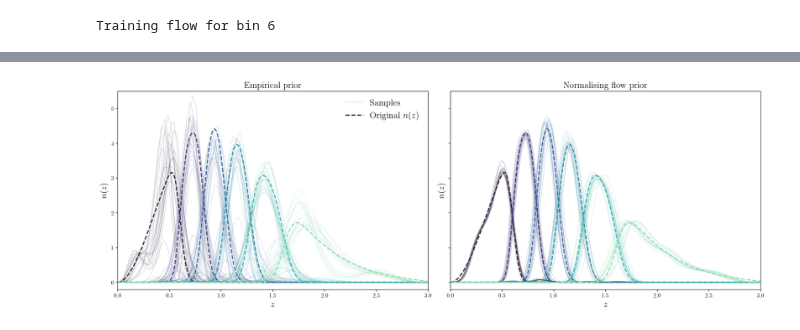
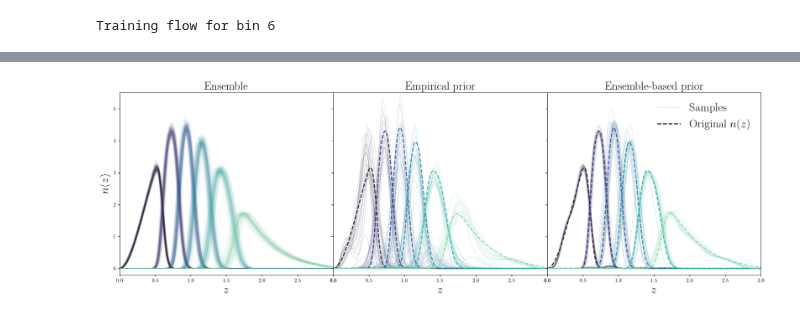
Before and after one commit to jipdebuck/binz, a Jupyter notebook: notebooks/norm_flow.ipynb, the cells around one changed output, grey strips where cells are left out. Cells and saved outputs as stored; diff of their text form; code cells hidden in the pictures.

```diff
--- a/notebooks/norm_flow.ipynb
+++ b/notebooks/norm_flow.ipynb
@@ -140,4 +71,6 @@ z_ens_list, nz_ensemble_list = zip(*[
 # %%
+# Plotting the ensemble
+
 z_grid = z_ens_list[0]
 
 fig, axes = plt.subplots(6, 1, figsize=(10,20), sharex=True)
@@ -154,7 +87,6 @@ for i in range(len(nz_ensemble_list)):
     axes[i].set_title(f"Bin {i+1}", loc="left", fontsize=11)
     axes[i].set_xlabel("$z$")
     axes[i].set_ylabel("$n(z)$")
-    axes[i].plot(z_nz, nz_heracles[i+1], linestyle='--', lw=2, c='black', label='Original $n(z)$')
     axes[i].plot(z_nz, dndz_she_norm[i+1], linestyle='--', lw=2, c='deepskyblue', label='Normalized $n(z)$')
 axes[0].legend()
 # %% [output]
@@ -430,9 +94,0 @@ def fit_gp_parameters_to_nz(z_grid, nz, M=5, z_bounds=(0.0, 3.0), ell_init=0.03,
-# %%
-# Testing our fitting method on a single n(z) realisation
-
-b = 1
-z_grid = z_ens_list[b]
-nz_ens = nz_ensemble_list[b]
-nz = nz_ens[4]
-GP_params, result = fit_gp_parameters_to_nz(z_grid=z_grid, nz=nz, M=3, z_bounds=(0.0, 3.0), ell_init=0.03, amp=0.04)
-print(GP_params)
@@ -498,9 +105,9 @@ for b in range(len(nz_ensemble_list)):
     print(f"Fitting bin {b+1}/{len(nz_ensemble_list)}")
     z_grid = z_ens_list[b]
     nz_ens = nz_ensemble_list[b]
-    GP_params, fit_results = fit_gp_parameters_to_ensemble(z_grid=z_grid, nz_ens=nz_ens, M=3, z_bounds=(0.0, 3.0), ell_init=0.03, amp=0.04, alpha=1e-8,
-                                                           kernel_class=RBF, nu=1.5, qmin=0.05, qmax=0.95, maxiter=1000)
-    nz_gp_ens = reconstruct_ensemble_from_GP_params(z_grid=z_grid, GP_params=GP_params, z_bounds=(0.0, 3.0), amp=0.04, alpha=1e-8,
+    GP_params, fit_results = fit_params_ens(z_grid=z_grid, nz_ens=nz_ens, M=3, z_bounds=(0.0, 3.0), ell_init=0.03, amp=0.04, alpha=1e-8,
+                                                           kernel_class=RBF, nu=1.5, qmin=0.05, qmax=0.95, maxiter=1000, use_peak=False)
+    nz_gp_ens = recon_ens_from_params(z_grid=z_grid, GP_params=GP_params, z_bounds=(0.0, 3.0), amp=0.04, alpha=1e-8,
                                                      kernel_class=RBF, nu=1.5)
     GP_params_all_bins.append(GP_params)
     fit_results_all_bins.append(fit_results)
@@ -763,7 +206,7 @@ stds = []
 
 for b in range(6):
     print(f"Training flow for bin {b+1}")
-    flow_b, mean_b, std_b = normalizing_flow_per_bin(GP_params_all_bins[b], M=3)
+    flow_b, mean_b, std_b = norm_flow_per_bin(GP_params_all_bins[b], n_layers=5, hidden_features=32)
     flows.append(flow_b)
     means.append(mean_b)
     stds.append(std_b)
@@ -836,15 +220,27 @@ NameError: name 'GP_params_all_bins' is not defined
 # %%
 n_samples = 20
 
-fig, axes = plt.subplots(1, 2, figsize=(17, 6), sharey=True)
+fig, axes = plt.subplots(1, 3, figsize=(18, 6), sharey=True, gridspec_kw={"wspace": 0})
 palette = sns.color_palette("mako", 6)
 z_pred_res = z_pred.reshape(-1, 1)
+x_nodes_all, y_nodes_all = compute_cdf_nodes(z_nz, dndz_she_norm, 3)
+rng = np.random.default_rng()
+delta = 0.05
 
 ax = axes[0]
 
-for j, nz in enumerate(n_meds):
+for b, nz_ens in enumerate(nz_ensemble_list):
+    z_ens = z_ens_list[b]
+    for nz in nz_ens:
+        ax.plot(z_ens, nz, color=palette[b], alpha=0.03, lw=1)
+ax.set_xlabel(r"$z$", fontsize=22)
+ax.set_ylabel(r"$n(z)$", fontsize=22)
+ax.set_xlim(0, 3)
+ax.set_ylim(-0.2, 4.5)
+ax.set_title("Ensemble", fontsize=22)
 
-
+ax = axes[1]
+for j, _ in enumerate(x_nodes_all):
     for s in range(n_samples):
         x_sample = np.array(x_nodes_all[j]) + rng.uniform(-delta, delta, len(x_nodes_all[j]))
         y_sample = np.array(y_nodes_all[j]) + rng.uniform(-delta, delta, len(y_nodes_all[j]))
@@ -858,70 +254,51 @@ for j, nz in enumerate(n_meds):
         y_tmp[j] = y_sample
 
         corr_len_sample = rng.uniform(0.05, 0.08)
-        y_pred_sample = reconstruct_all_bins_square(
-            z_pred, x_tmp, y_tmp, corr_len=corr_len_sample
-        )
-        y_pred_sample_norm = resample_dndz_gp(
-            y_pred_sample, z_pred_res, zs
-        )
+        y_pred_sample = reconstruct_all_bins(z_pred, x_tmp, y_tmp, corr_len=corr_len_sample)
+        y_pred_sample_norm = resample_dndz_gp(y_pred_sample, z_pred_res, zs)
+        ax.plot(zs, y_pred_sample_norm[j], color=palette[j], alpha=0.15, lw=1)
+    ax.plot(z_nz, dndz_she_norm[j + 1], '--', color=palette[j], alpha=1, lw=2)
 
-        ax.plot(zs, y_pred_sample_norm[j], color=palette[j], alpha=0.17, lw=1, label='Samples' if j == 0 and s == 0 else None)
-    ax.plot(
-            z_nz, dndz_she_norm[j + 1], '--',
-            color=palette[j], alpha=1, lw=2,
-            label="Original $n(z)$" if j == 0 else None
-        )
-
-ax.set_xlabel(r"$z$", fontsize=16)
-ax.set_ylabel(r"$n(z)$", fontsize=16)
+ax.set_xlabel(r"$z$", fontsize=22)
 ax.set_xlim(0, 3)
 ax.set_ylim(-0.2, 4.5)
-ax.set_title("Empirical prior", fontsize=16)
-ax.legend(loc="upper right", fontsize=16, frameon=False)
+ax.set_title("Empirical prior", fontsize=22)
 
-ax = axes[1]
+
+ax = axes[2]
 
 for b in range(len(flows)):
     flow = flows[b]
     mean = means[b]
     std = stds[b]
 
     U_flow_norm = flow.sample(n_samples).detach().numpy()
     GP_flow = U_flow_norm * std + mean
 
     x_flow = GP_flow[:, :3]
     y_flow = GP_flow[:, 3:2*3]
     ell_flow = GP_flow[:, 2*3]
 
     for i in range(len(GP_flow)):
         if ell_flow[i] < 0 or np.any(y_flow[i] < 0):
             continue
 
-        y_pred = reconstruct_nz_from_nodes_gp_square(
-            z_pred, x_flow[i], y_flow[i],
-            z_bounds=(0.0, 3.0),
-            corr_len=ell_flow[i],
-            amp=0.04, alpha=0.0,
-            kernel_class=RBF, nu=1.5,
-            return_std=False
-        )
+        y_pred = reconstruct_per_bin(z_pred, x_flow[i], y_flow[i], z_bounds=(0.0, 3.0), corr_len=ell_flow[i],
+            amp=0.04, alpha=0.0, kernel_class=RBF, nu=1.5, return_std=False)
 
-        ax.plot(z_pred, y_pred, color=palette[b], alpha=0.17, lw=1)
-    ax.plot(
-            z_nz, dndz_she_norm[b + 1], '--',
-            color=palette[b], alpha=1, lw=2
-        )
+        ax.plot(z_pred, y_pred, color=palette[b], alpha=0.15, lw=1, label='Samples' if i == 0 and b == 0 else None)
+    ax.plot(z_nz, dndz_she_norm[b + 1], '--', color=palette[b], alpha=1, lw=2,
+            label="Original $n(z)$" if b == 0 else None)
 
-ax.set_xlabel(r"$z$", fontsize=16)
-ax.set_ylabel(r"$n(z)$", fontsize=16)
+ax.set_xlabel(r"$z$", fontsize=22)
 ax.set_xlim(0, 3)
 ax.set_ylim(-0.2, 5.5)
-ax.set_title("Normalising flow prior", fontsize=16)
+ax.set_title("Ensemble-based prior", fontsize=22)
+ax.legend(loc="upper right", fontsize=22, frameon=False)
 
 plt.tight_layout()
-plt.savefig('/home/jipdebuck/thesis_plots/nz_comparison_flow.pdf', bbox_inches='tight')
 # %% [output]
-[figure, old version]
+[figure, new version]
 # %%
 GP_params_array = np.array(GP_params_all_bins)
 
```
Also changed, not shown: parts of 35 cells of this notebook, 10 other files.
